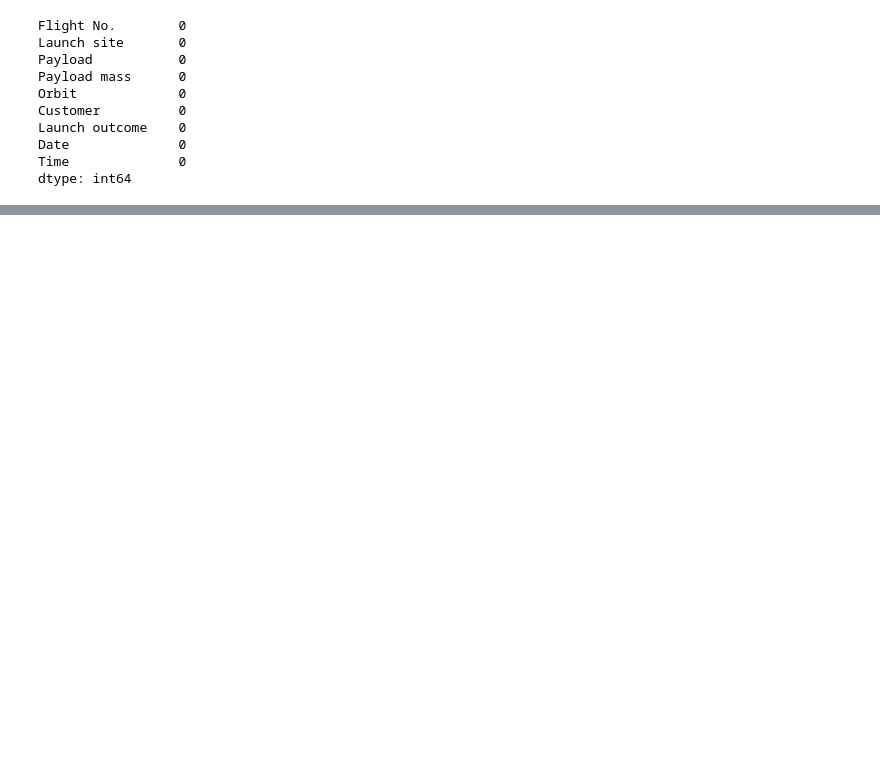
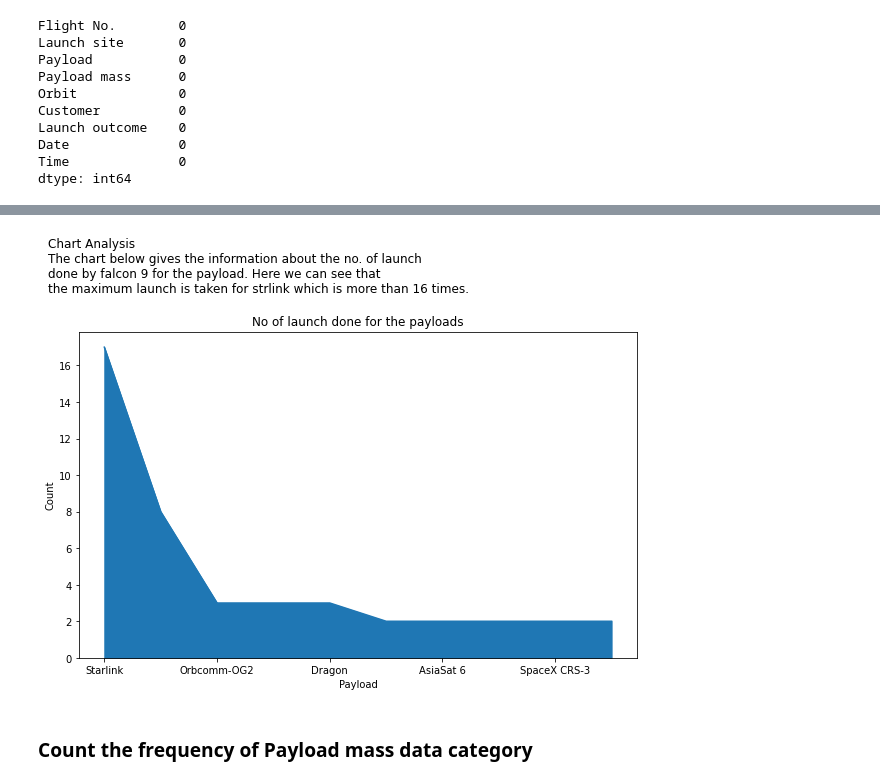
Before and after one commit to nit-1418/falcon9_web_scraping, a Jupyter notebook: Exploration.ipynb, the cells around one changed output, grey strips where cells are left out. Saved outputs shown, nothing was run; the diff lists cells and outputs as text; code cells hidden in the pictures; blank space fills up the shorter version.

```diff
--- a/Exploration.ipynb
+++ b/Exploration.ipynb
@@ -117 +117,9 @@ Crew Dragon Demo-1     1
 Name: Payload, Length: 79, dtype: int64
+# %%
+ax = df["Payload"].value_counts().head(10).plot(kind = 'area', title="No of launch done for the payloads",figsize=(10,6),xlabel=("Payload"),ylabel=("Count"))
+desc = f'Chart Analysis \nThe chart below gives the information about the no. of launch \ndone by falcon 9 for the payload. Here we can see that \nthe maximum launch is taken for strlink which is more than 16 times.  '
+chart_Analysis = ax.text(-1,20,desc, ha='left',va='baseline',fontsize="large")
+# %% [output]
+[figure, added]
+# %% [markdown]
+### Count the frequency of Payload mass data category
```
Also changed, not shown: parts of 38 cells of this notebook.
